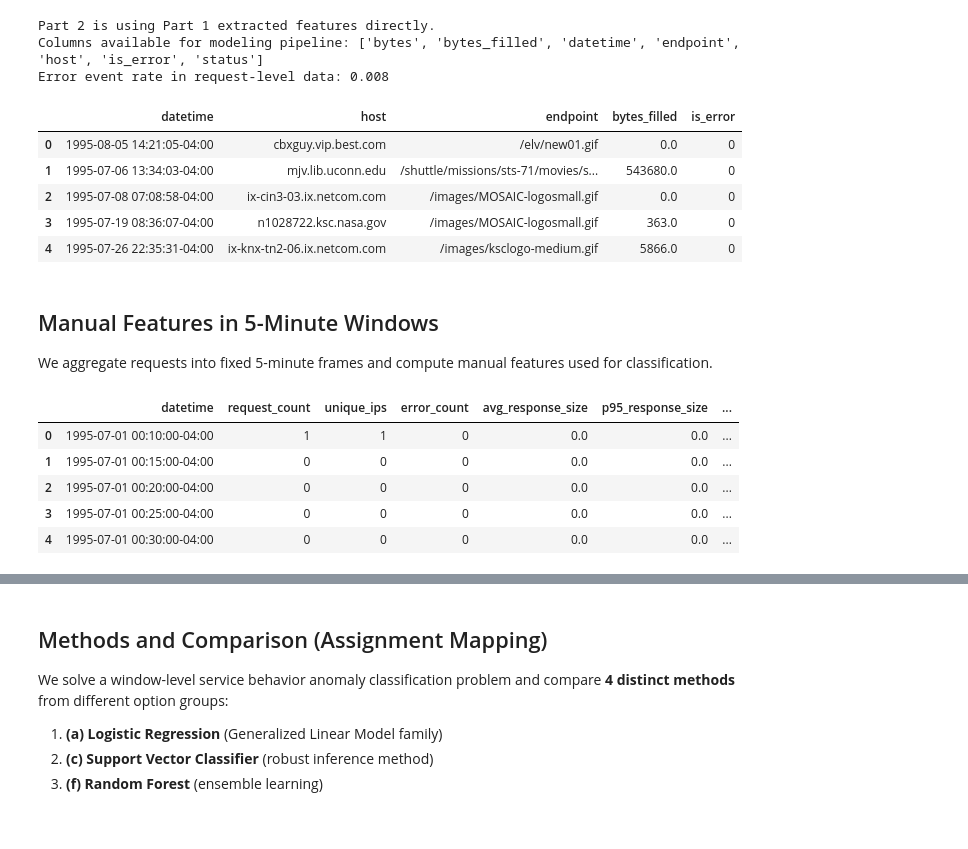
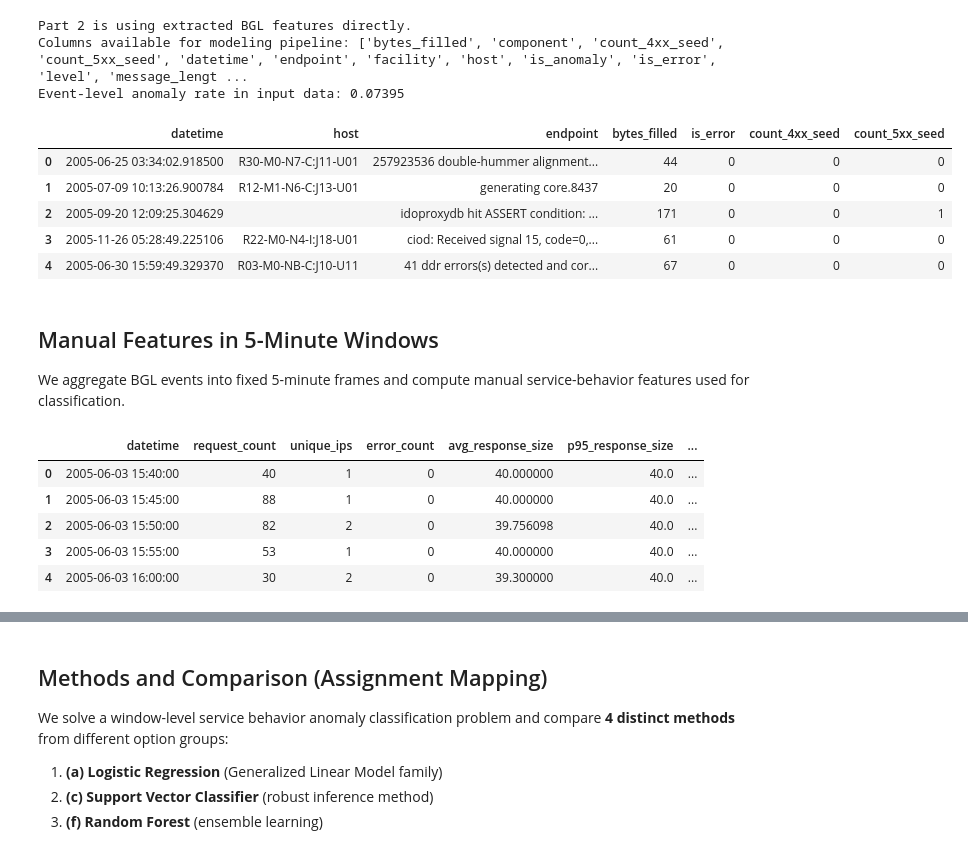
Before and after one commit to sidqian123/log-ml, a Jupyter notebook: notebooks/02_window_anomaly_classification.ipynb, the cells around one changed output, grey strips where cells are left out. Saved outputs shown, nothing was run; the diff lists cells and outputs as text; code cells hidden in the pictures; blank space fills up the shorter version.

```diff
--- a/notebooks/02_window_anomaly_classification.ipynb
+++ b/notebooks/02_window_anomaly_classification.ipynb
@@ -101,31 +109,32 @@ Rows loaded: 1000 | Rows with valid datetime: 1000
 # %%
-required_for_windowing = ['datetime', 'host', 'endpoint', 'bytes_filled', 'is_error', 'status']
+required_for_windowing = [
+    'datetime', 'host', 'endpoint',
+    'bytes_filled', 'is_error', 'count_4xx_seed', 'count_5xx_seed', 'template_id'
+ ]
 missing_for_windowing = [c for c in required_for_windowing if c not in df_features.columns]
 if missing_for_windowing:
     raise ValueError(
-        'Part 1 output is still missing required fields for Part 2: ' + ', '.join(missing_for_windowing)
+        'Feature output is still missing required fields for Part 2: ' + ', '.join(missing_for_windowing)
     )
 
-df_features['status'] = pd.to_numeric(df_features['status'], errors='coerce')
+print('Part 2 is using extracted BGL features directly.')
+print('Columns available for modeling pipeline:', sorted(df_features.columns.tolist()))
+print('Event-level anomaly rate in input data:', round(df_features['is_error'].mean(), 5))
 
-print('Part 2 is using Part 1 extracted features directly.')
-print('Columns available for modeling pipeline:', sorted(df_features.columns.tolist()))
-print('Error event rate in request-level data:', round(df_features['is_error'].mean(), 5))
-
-df_features[['datetime', 'host', 'endpoint', 'status', 'bytes_filled', 'is_error']].head()
+df_features[['datetime', 'host', 'endpoint', 'bytes_filled', 'is_error', 'count_4xx_seed', 'count_5xx_seed']].head()
 # %% [output]
-Part 2 is using Part 1 extracted features directly.
-Columns available for modeling pipeline: ['bytes', 'bytes_filled', 'datetime', 'endpoint', 'host', 'is_error', 'status']
-Error event rate in request-level data: 0.008
+Part 2 is using extracted BGL features directly.
+Columns available for modeling pipeline: ['bytes_filled', 'component', 'count_4xx_seed', 'count_5xx_seed', 'datetime', 'endpoint', 'facility', 'host', 'is_anomaly', 'is_error', 'level', 'message_lengt ...
+Event-level anomaly rate in input data: 0.07395
-|  | datetime | host | endpoint | bytes_filled | is_error |
-| 0 | 1995-08-05 14:21:05-04:00 | cbxguy.vip.best.com | /elv/new01.gif | 0.0 | 0 |
-| 1 | 1995-07-06 13:34:03-04:00 | mjv.lib.uconn.edu | /shuttle/missions/sts-71/movies/s... | 543680.0 | 0 |
-| 2 | 1995-07-08 07:08:58-04:00 | ix-cin3-03.ix.netcom.com | /images/MOSAIC-logosmall.gif | 0.0 | 0 |
-| 3 | 1995-07-19 08:36:07-04:00 | n1028722.ksc.nasa.gov | /images/MOSAIC-logosmall.gif | 363.0 | 0 |
-| 4 | 1995-07-26 22:35:31-04:00 | ix-knx-tn2-06.ix.netcom.com | /images/ksclogo-medium.gif | 5866.0 | 0 |
+|  | datetime | host | endpoint | bytes_filled | is_error | count_4xx_seed | count_5xx_seed |
+| 0 | 2005-06-25 03:34:02.918500 | R30-M0-N7-C:J11-U01 | 257923536 double-hummer alignment... | 44 | 0 | 0 | 0 |
+| 1 | 2005-07-09 10:13:26.900784 | R12-M1-N6-C:J13-U01 | generating core.8437 | 20 | 0 | 0 | 0 |
+| 2 | 2005-09-20 12:09:25.304629 |  | idoproxydb hit ASSERT condition: ... | 171 | 0 | 0 | 1 |
+| 3 | 2005-11-26 05:28:49.225106 | R22-M0-N4-I:J18-U01 | ciod: Received signal 15, code=0,... | 61 | 0 | 0 | 0 |
+| 4 | 2005-06-30 15:59:49.329370 | R03-M0-NB-C:J10-U11 | 41 ddr errors(s) detected and cor... | 67 | 0 | 0 | 0 |
 # %% [markdown]
 ## Manual Features in 5-Minute Windows
-We aggregate requests into fixed 5-minute frames and compute manual features used for classification.
+We aggregate BGL events into fixed 5-minute frames and compute manual service-behavior features used for classification.
 # %%
 window_features = (
     df_features
@@ -133,14 +142,14 @@ window_features = (
     .sort_index()
     .resample('5min')
     .agg(
-        request_count=('status', 'size'),
+        request_count=('endpoint', 'size'),
         unique_ips=('host', 'nunique'),
         error_count=('is_error', 'sum'),
         avg_response_size=('bytes_filled', 'mean'),
         p95_response_size=('bytes_filled', lambda x: x.quantile(0.95)),
-        unique_endpoints=('endpoint', 'nunique'),
-        count_4xx=('status', lambda s: ((s >= 400) & (s < 500)).sum()),
-        count_5xx=('status', lambda s: ((s >= 500) & (s < 600)).sum()),
+        unique_endpoints=('template_id', 'nunique'),
+        count_4xx=('count_4xx_seed', 'sum'),
+        count_5xx=('count_5xx_seed', 'sum'),
     )
     .reset_index()
 )
@@ -165,11 +174,11 @@ window_features['rate_5xx'] = np.where(
 window_features.head()
 # %% [output]
 |  | datetime | request_count | unique_ips | error_count | avg_response_size | p95_response_size | ... |
-| 0 | 1995-07-01 00:10:00-04:00 | 1 | 1 | 0 | 0.0 | 0.0 | ... |
-| 1 | 1995-07-01 00:15:00-04:00 | 0 | 0 | 0 | 0.0 | 0.0 | ... |
-| 2 | 1995-07-01 00:20:00-04:00 | 0 | 0 | 0 | 0.0 | 0.0 | ... |
-| 3 | 1995-07-01 00:25:00-04:00 | 0 | 0 | 0 | 0.0 | 0.0 | ... |
-| 4 | 1995-07-01 00:30:00-04:00 | 0 | 0 | 0 | 0.0 | 0.0 | ... |
+| 0 | 2005-06-03 15:40:00 | 40 | 1 | 0 | 40.000000 | 40.0 | ... |
+| 1 | 2005-06-03 15:45:00 | 88 | 1 | 0 | 40.000000 | 40.0 | ... |
+| 2 | 2005-06-03 15:50:00 | 82 | 2 | 0 | 39.756098 | 40.0 | ... |
+| 3 | 2005-06-03 15:55:00 | 53 | 1 | 0 | 40.000000 | 40.0 | ... |
+| 4 | 2005-06-03 16:00:00 | 30 | 2 | 0 | 39.300000 | 40.0 | ... |
 # %%
 traffic_cols = ['request_count', 'unique_ips', 'unique_endpoints', 'p95_response_size']
 for col in traffic_cols:
```
Also changed, not shown: parts of 12 cells of this notebook, 2 other files.
